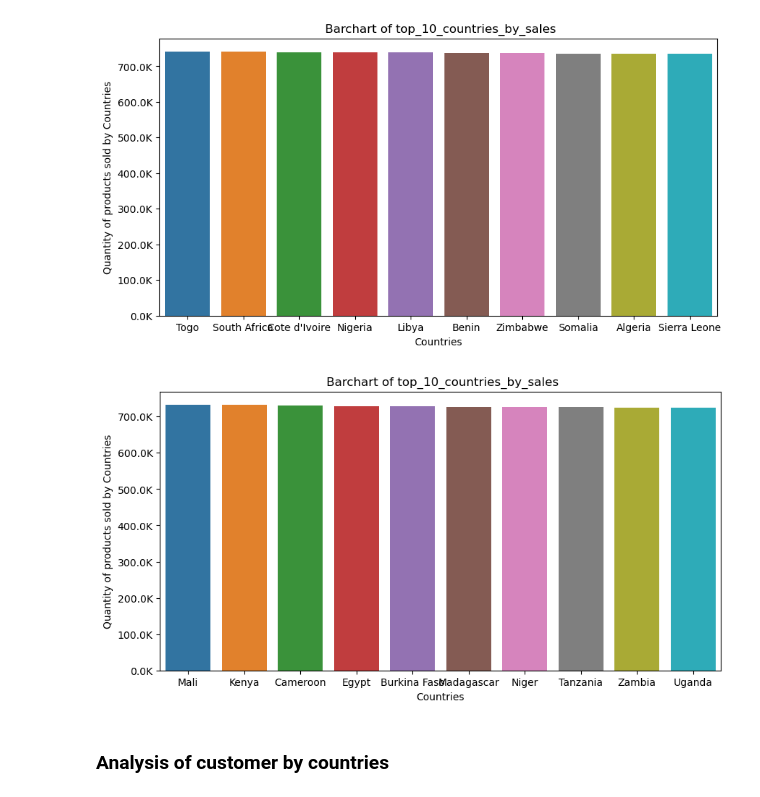
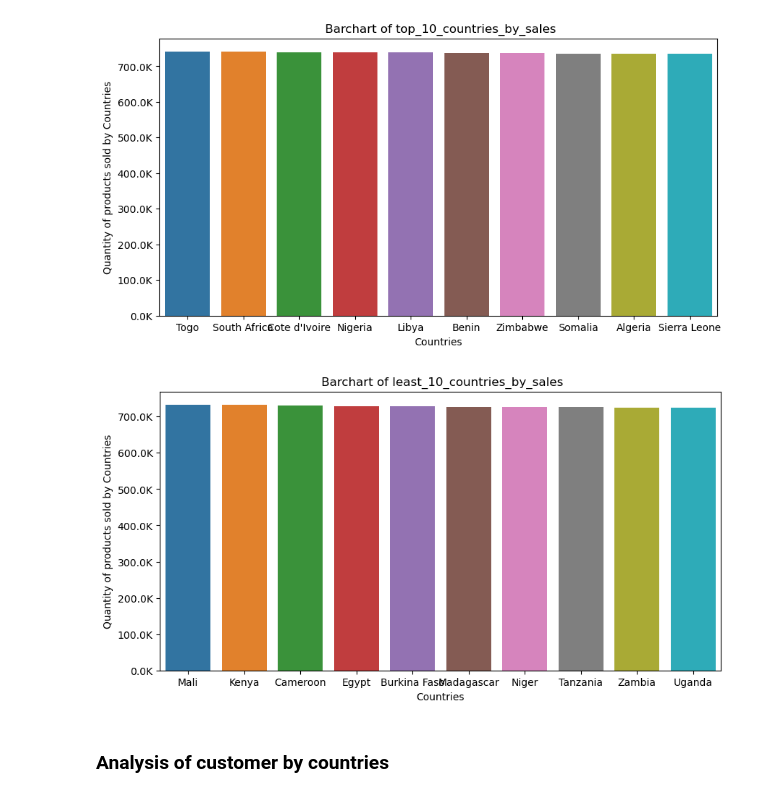
Before and after one commit to oyedeleazeezolawale/Eshop_pro_cohort_anaylsis, a Jupyter notebook: notebooks/cohort _analysis.ipynb, the cells around one changed output. Saved outputs shown, nothing was run; the diff lists cells and outputs as text; code cells hidden in the pictures.

```diff
--- a/notebooks/cohort _analysis.ipynb
+++ b/notebooks/cohort _analysis.ipynb
@@ -158,20 +157,20 @@ least_10_countries_by_sales = quantity_per_country.tail(10)
 # %%
 #Barchart of last_10_countries_by_sales
 
 plt.figure(figsize=(10,5))
 
 y_format = FuncFormatter(lambda x, _: f'{x / 1000:.1f}K')
 
 ax = sns.barplot(x = "Country", y =  "Quantity", data =least_10_countries_by_sales)
 
 ax.yaxis.set_major_formatter(y_format)
 
 plt.xlabel("Countries")
 plt.ylabel("Quantity of products sold by Countries")
-plt.title(" Barchart of top_10_countries_by_sales")
+plt.title(" Barchart of least_10_countries_by_sales")
 plt.show()
 # %% [output]
-[figure, old version]
+[figure, new version]
 # %% [markdown]
 ### Analysis of customer by countries
 # %%
```
Also changed, not shown: parts of 30 cells of this notebook, 1 other file.
